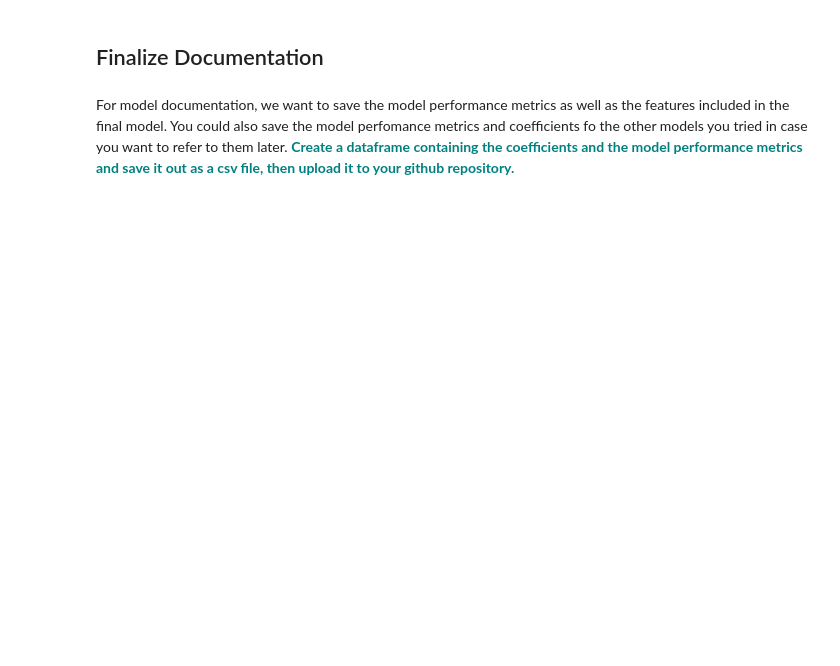
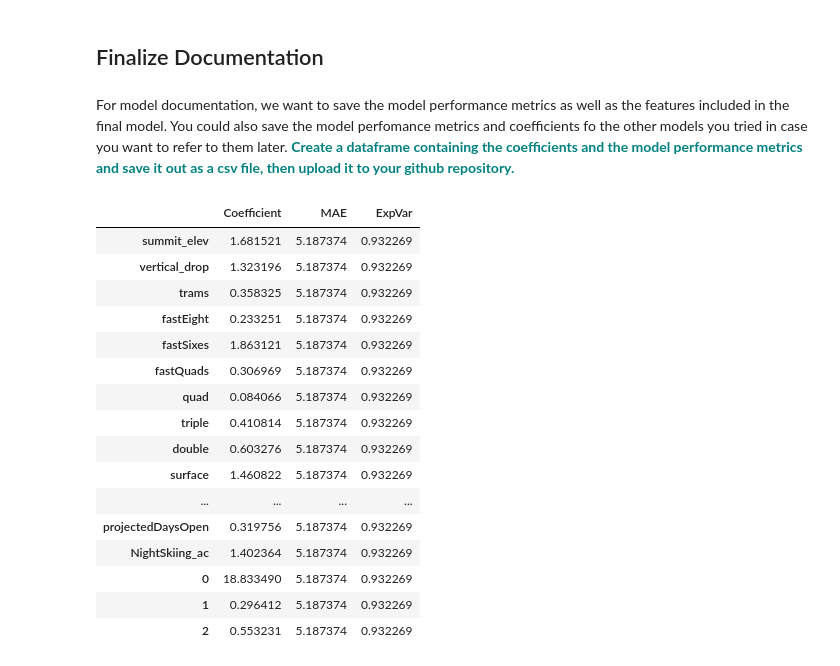
Before and after one commit to mkosik89/Springboard, a Jupyter notebook: GuidedCapstone/Notebook_stepsix.ipynb, the cells around one changed output. Cells and saved outputs as stored; diff of their text form; code cells hidden in the pictures; blank space fills up the shorter version.

```diff
--- a/GuidedCapstone/Notebook_stepsix.ipynb
+++ b/GuidedCapstone/Notebook_stepsix.ipynb
@@ -76,3 +113,7 @@ Mean Absolute Error: 7.5343
+# %%
+pipe.fit(X_train,y_train);
+# %%
+y_pred = pipe.predict(X_test)
 # %% [markdown]
 ## Review the results
 # %% [markdown]
@@ -110,3 +180,40 @@ df[df['Name'].str.contains('Big Mountain')]
 ## Finalize Documentation
 # %% [markdown]
 For model documentation, we want to save the model performance metrics as well as the features included in the final model. You could also save the model perfomance metrics and coefficients fo the other models you tried in case you want to refer to them later. **<font color='teal'> Create a dataframe containing the coefficients and the model performance metrics and save it out as a csv file, then upload it to your github repository.</font>**
+# %%
+l = pipe.named_steps['columntransformer'].transformers_[0][1].categories_
+column_names = ['summit_elev', 'vertical_drop', 'trams', 'fastEight',
+       'fastSixes', 'fastQuads', 'quad', 'triple', 'double', 'surface',
+       'total_chairs', 'Runs', 'TerrainParks', 'LongestRun_mi',
+       'SkiableTerrain_ac', 'Snow Making_ac', 'daysOpenLastYear', 'yearsOpen',
+       'averageSnowfall', 'AdultWeekday', 'projectedDaysOpen',
+       'NightSkiing_ac'] + list(l[0])
+# %%
+from sklearn.metrics import explained_variance_score
+from sklearn.metrics import mean_absolute_error
+
+coeff_df = pd.DataFrame(abs(pipe.named_steps['linearregression'].coef_),
+                        column_names, columns=['Coefficient'])
+coeff_df['MAE'] = mean_absolute_error(y_test, y_pred)
+coeff_df['ExpVar'] = explained_variance_score(y_test, y_pred)
+coeff_df.to_csv('model_metrics.csv',index=False)
+# %%
+coeff_df
+# %% [output]
+|  | Coefficient | MAE | ExpVar |
+| summit_elev | 1.681521 | 5.187374 | 0.932269 |
+| vertical_drop | 1.323196 | 5.187374 | 0.932269 |
+| trams | 0.358325 | 5.187374 | 0.932269 |
+| fastEight | 0.233251 | 5.187374 | 0.932269 |
+| fastSixes | 1.863121 | 5.187374 | 0.932269 |
+| fastQuads | 0.306969 | 5.187374 | 0.932269 |
+| quad | 0.084066 | 5.187374 | 0.932269 |
+| triple | 0.410814 | 5.187374 | 0.932269 |
+| double | 0.603276 | 5.187374 | 0.932269 |
+| surface | 1.460822 | 5.187374 | 0.932269 |
+| ... | ... | ... | ... |
+| projectedDaysOpen | 0.319756 | 5.187374 | 0.932269 |
+| NightSkiing_ac | 1.402364 | 5.187374 | 0.932269 |
+| 0 | 18.833490 | 5.187374 | 0.932269 |
+| 1 | 0.296412 | 5.187374 | 0.932269 |
+| 2 | 0.553231 | 5.187374 | 0.932269 |
```
Also changed, not shown: parts of 15 cells of this notebook, 8 other files.
